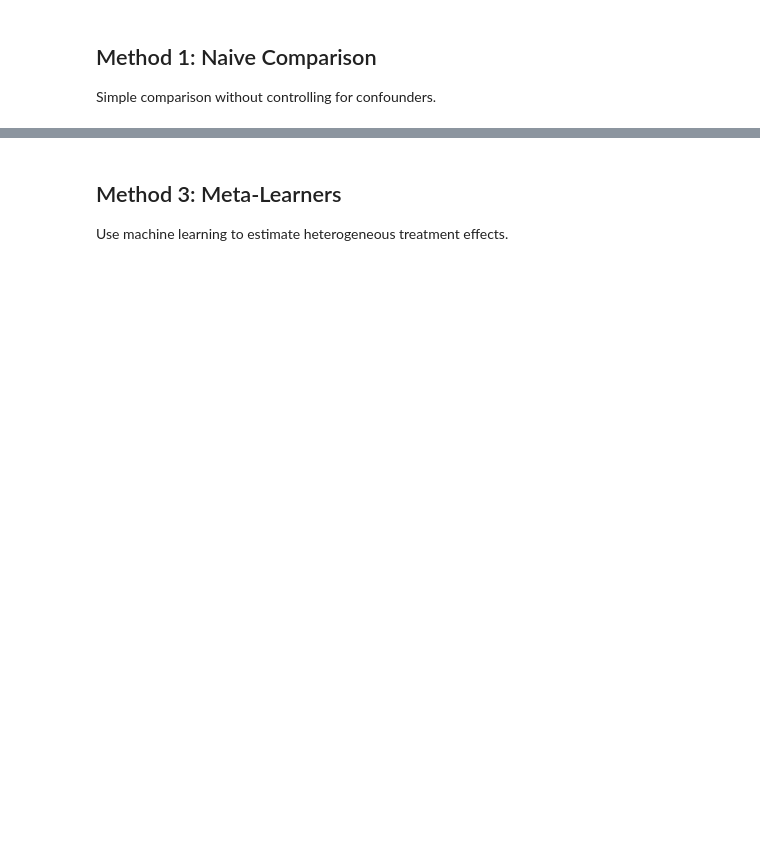
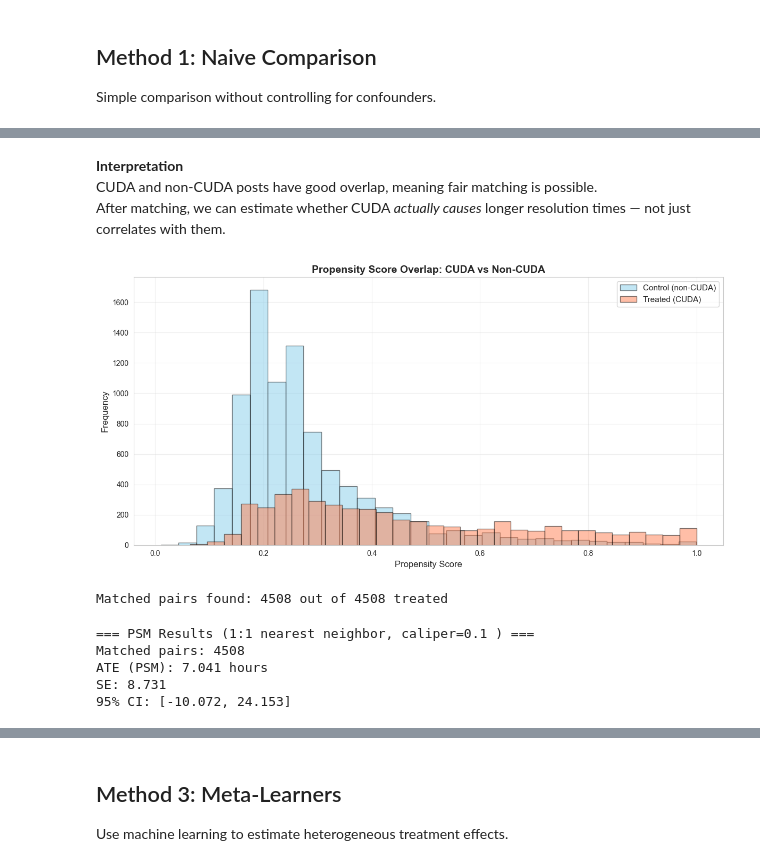
Before and after one commit to WazupSteve/torch_cuda, a Jupyter notebook: notebooks/03_causal_inference.ipynb, the cells around one changed output, grey strips where cells are left out. Saved outputs shown, nothing was run; the diff lists cells and outputs as text; code cells hidden in the pictures; blank space fills up the shorter version.

```diff
--- a/notebooks/03_causal_inference.ipynb
+++ b/notebooks/03_causal_inference.ipynb
@@ -143,43 +198,74 @@ print(f"  ✓ Good overlap (positivity assumption satisfied)")
+# %% [markdown]
+**Interpretation**
+CUDA and non-CUDA posts have good overlap, meaning fair matching is possible.
+After matching, we can estimate whether CUDA *actually causes* longer resolution times — not just correlates with them.
 # %%
 # Plot propensity score distributions
 plt.figure(figsize=(12, 6))
 
 plt.hist(control_ps, bins=30, alpha=0.5, label='Control (non-CUDA)',
          color='skyblue', edgecolor='black')
 plt.hist(treated_ps, bins=30, alpha=0.5, label='Treated (CUDA)',
          color='coral', edgecolor='black')
 
 plt.xlabel('Propensity Score', fontsize=12)
 plt.ylabel('Frequency', fontsize=12)
-plt.title('Propensity Score Distribution', fontsize=14, fontweight='bold')
+plt.title('Propensity Score Overlap: CUDA vs Non-CUDA', fontsize=14, fontweight='bold')
 plt.legend(fontsize=11)
 plt.grid(alpha=0.3)
 plt.tight_layout()
 plt.show()
+# %% [output]
+[figure, added]
 # %%
 # Perform matching
-treated_indices = np.where(T == 1)[0]
-control_indices = np.where(T == 0)[0]
+treated_idx = np.where(T == 1)[0]
+control_idx = np.where(T == 0)[0]
 
-nn = NearestNeighbors(n_neighbors=1, metric='euclidean')
-nn.fit(propensity_scores[control_indices].reshape(-1, 1))
-
-matched_outcomes = []
 caliper = 0.1  # Maximum PS difference
 
-for idx in treated_indices:
-    distances, indices = nn.kneighbors(propensity_scores[idx].reshape(1, -1))
-    distance = distances[0][0]
+# Build nearest neighbor model using control propensity scores
+nn = NearestNeighbors(n_neighbors=1, metric='euclidean')
+nn.fit(propensity_scores[control_idx].reshape(-1, 1))
 
-    if distance <= caliper:
-        control_idx = control_indices[indices[0][0]]
-        matched_outcomes.append(Y[idx] - Y[control_idx])
+matched_treated = []
+matched_control = []
 
-ate_psm = np.mean(matched_outcomes)
-ate_se = np.std(matched_outcomes) / np.sqrt(len(matched_outcomes))
+# For each treated unit, find nearest control unit within caliper
+for i in treated_idx:
+    ps_i = propensity_scores[i].reshape(1, -1)
+    distances, indices = nn.kneighbors(ps_i)
+    dist = distances[0][0]
+    control_match_idx = control_idx[indices[0][0]]
+    if dist <= caliper:
+        matched_treated.append(i)
+        matched_control.append(control_match_idx)
 
-print("\n=== PROPENSITY SCORE MATCHING RESULTS ===")
-print(f"Matched pairs: {len(matched_outcomes):,} (out of {len(treated_indices):,} treated)")
-print(f"ATE (PSM): {ate_psm:.2f} hours")
-print(f"Standard error: {ate_se:.2f}")
-print(f"95% CI: [{ate_psm - 1.96*ate_se:.2f}, {ate_psm + 1.96*ate_se:.2f}]")
+print(f"Matched pairs found: {len(matched_treated)} out of {len(treated_idx)} treated")
+# %% [output]
+Matched pairs found: 4508 out of 4508 treated
+# %%
+# ---------- Step 4: Compute matched ATE and standard error ----------
+matched_treated = np.array(matched_treated)
+matched_control = np.array(matched_control)
+
+treated_outcomes = Y[matched_treated]
+control_outcomes = Y[matched_control]
+pair_diffs = treated_outcomes - control_outcomes  # treated - control outcomes
+
+ate_psm = pair_diffs.mean()
+se_psm = pair_diffs.std(ddof=1) / np.sqrt(len(pair_diffs))
+ci_lower = ate_psm - 1.96 * se_psm
+ci_upper = ate_psm + 1.96 * se_psm
+
+print("=== PSM Results (1:1 nearest neighbor, caliper={} ) ===".format(caliper))
+print(f"Matched pairs: {len(pair_diffs)}")
+print(f"ATE (PSM): {ate_psm:.3f} hours")
+print(f"SE: {se_psm:.3f}")
+print(f"95% CI: [{ci_lower:.3f}, {ci_upper:.3f}]")
+# %% [output]
+=== PSM Results (1:1 nearest neighbor, caliper=0.1 ) ===
+Matched pairs: 4508
+ATE (PSM): 7.041 hours
+SE: 8.731
+95% CI: [-10.072, 24.153]
```
Also changed, not shown: parts of 22 cells of this notebook.
